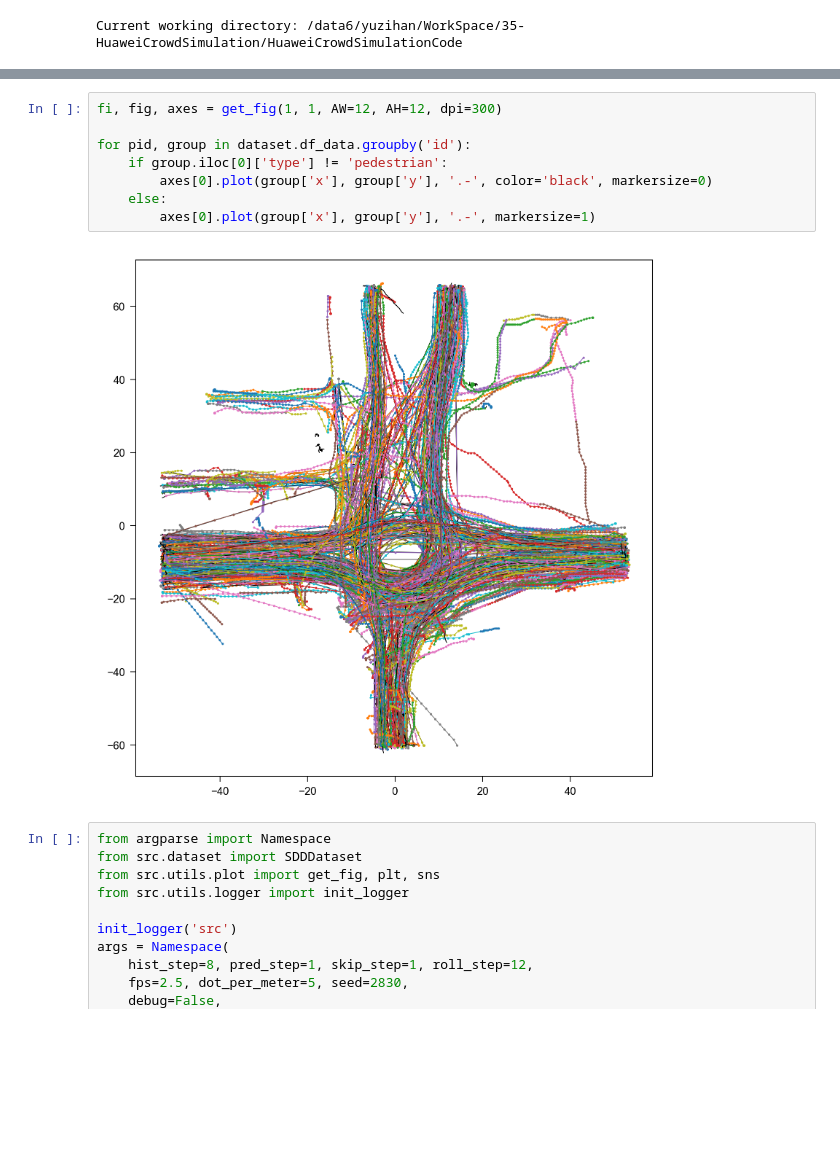
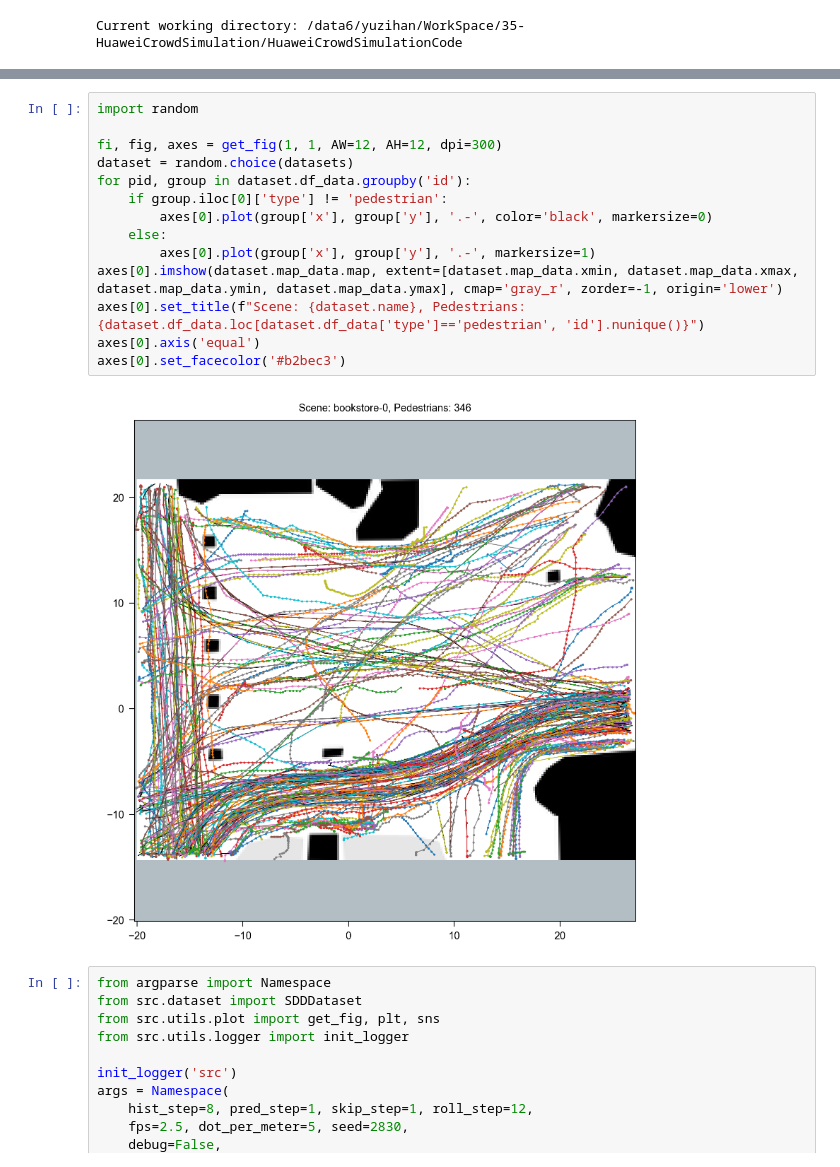
Before and after one commit to yuzhTHU/HuaweiCrowdSimulationCodeRelease, a Jupyter notebook: scripts/251012检查SDD中的异常轨迹.ipynb, the cells around one changed output, grey strips where cells are left out. Drawn from its saved outputs; the diff is of its cells as text; blank space fills up the shorter version.

```diff
--- a/scripts/251012检查SDD中的异常轨迹.ipynb
+++ b/scripts/251012检查SDD中的异常轨迹.ipynb
@@ -26,13 +43,19 @@ dataset
 # %%
+import random
+
 fi, fig, axes = get_fig(1, 1, AW=12, AH=12, dpi=300)
-
+dataset = random.choice(datasets)
 for pid, group in dataset.df_data.groupby('id'):
     if group.iloc[0]['type'] != 'pedestrian':
         axes[0].plot(group['x'], group['y'], '.-', color='black', markersize=0)
     else:
         axes[0].plot(group['x'], group['y'], '.-', markersize=1)
+axes[0].imshow(dataset.map_data.map, extent=[dataset.map_data.xmin, dataset.map_data.xmax, dataset.map_data.ymin, dataset.map_data.ymax], cmap='gray_r', zorder=-1, origin='lower')
+axes[0].set_title(f"Scene: {dataset.name}, Pedestrians: {dataset.df_data.loc[dataset.df_data['type']=='pedestrian', 'id'].nunique()}")
+axes[0].axis('equal')
+axes[0].set_facecolor('#b2bec3')
 # %% [output]
-[figure, old version]
+[figure, new version]
 # %%
 from argparse import Namespace
 from src.dataset import SDDDataset
```
Also changed, not shown: parts of 1 cell of this notebook.
